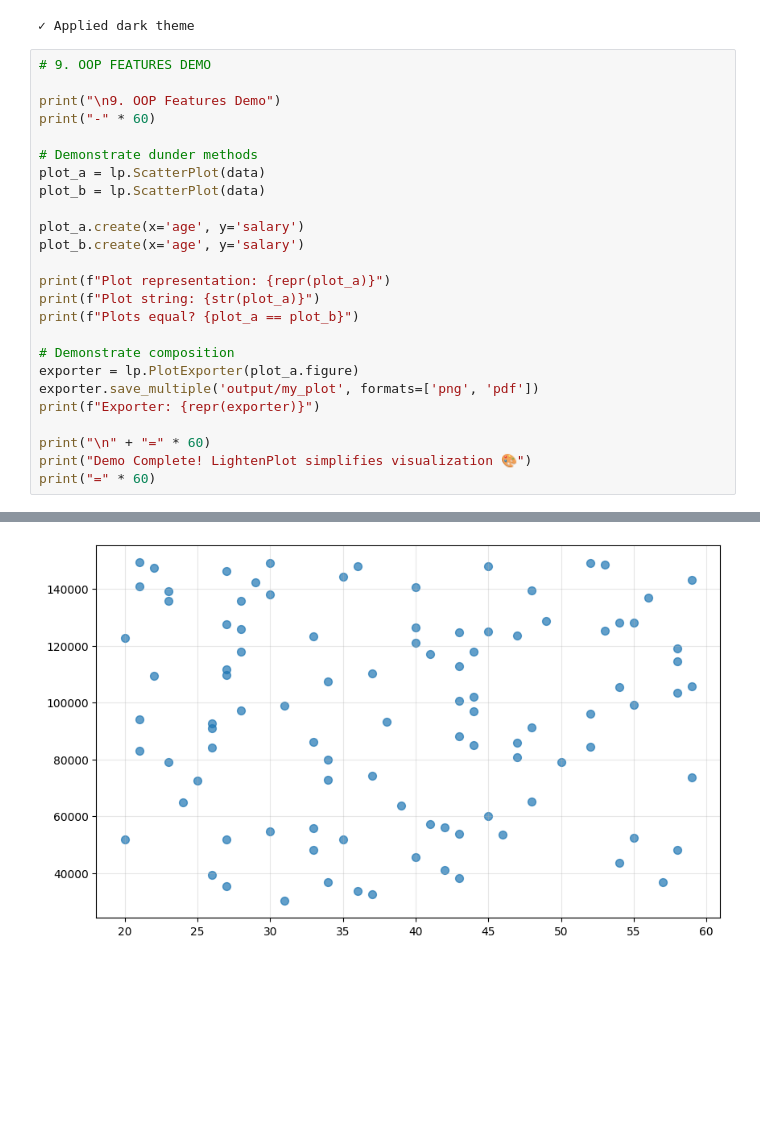
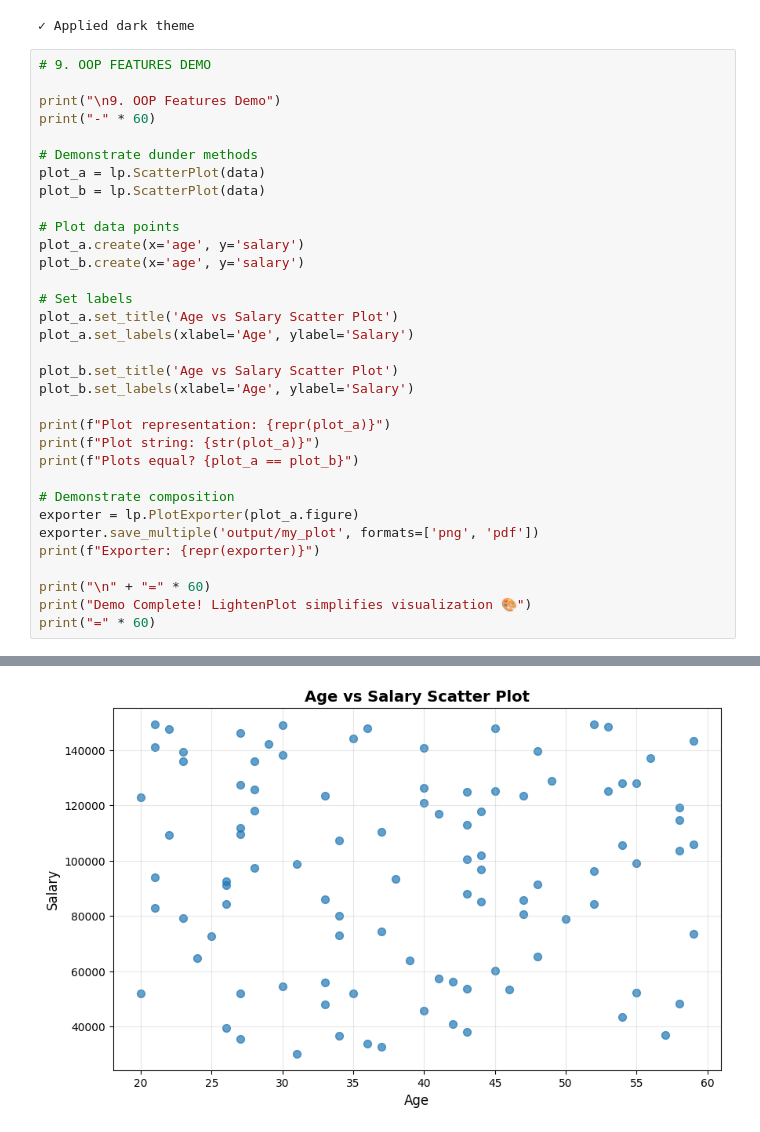
Before and after one commit to Khassndrajayme/lightenplot, a Jupyter notebook: Demo/demo.ipynb, the cells around one changed output, grey strips where cells are left out. Drawn from its saved outputs; the diff is of its cells as text; blank space fills up the shorter version.

Commit message:
aans na title

```diff
--- a/Demo/demo.ipynb
+++ b/Demo/demo.ipynb
@@ -242,8 +244,16 @@ print("-" * 60)
 plot_a = lp.ScatterPlot(data)
 plot_b = lp.ScatterPlot(data)
 
+# Plot data points
 plot_a.create(x='age', y='salary')
 plot_b.create(x='age', y='salary')
+
+# Set labels
+plot_a.set_title('Age vs Salary Scatter Plot')
+plot_a.set_labels(xlabel='Age', ylabel='Salary')
+
+plot_b.set_title('Age vs Salary Scatter Plot')
+plot_b.set_labels(xlabel='Age', ylabel='Salary')
 
 print(f"Plot representation: {repr(plot_a)}")
 print(f"Plot string: {str(plot_a)}")
@@ -264,10 +274,10 @@ Plot representation: ScatterPlot(theme='default', title='')
 Plot string: LightenPlot ScatterPlot
 Plots equal? True
 ✓ Plot saved: output\my_plot.png (PNG, 300 DPI)
 ✓ Plot saved: output\my_plot.pdf (PDF, 300 DPI)
 Exporter: PlotExporter(exports=2)
 
 ============================================================
 Demo Complete! LightenPlot simplifies visualization 🎨
 ============================================================
-[figure, old version]
+[figure, new version]
```
Also changed, not shown: parts of 2 cells of this notebook.
